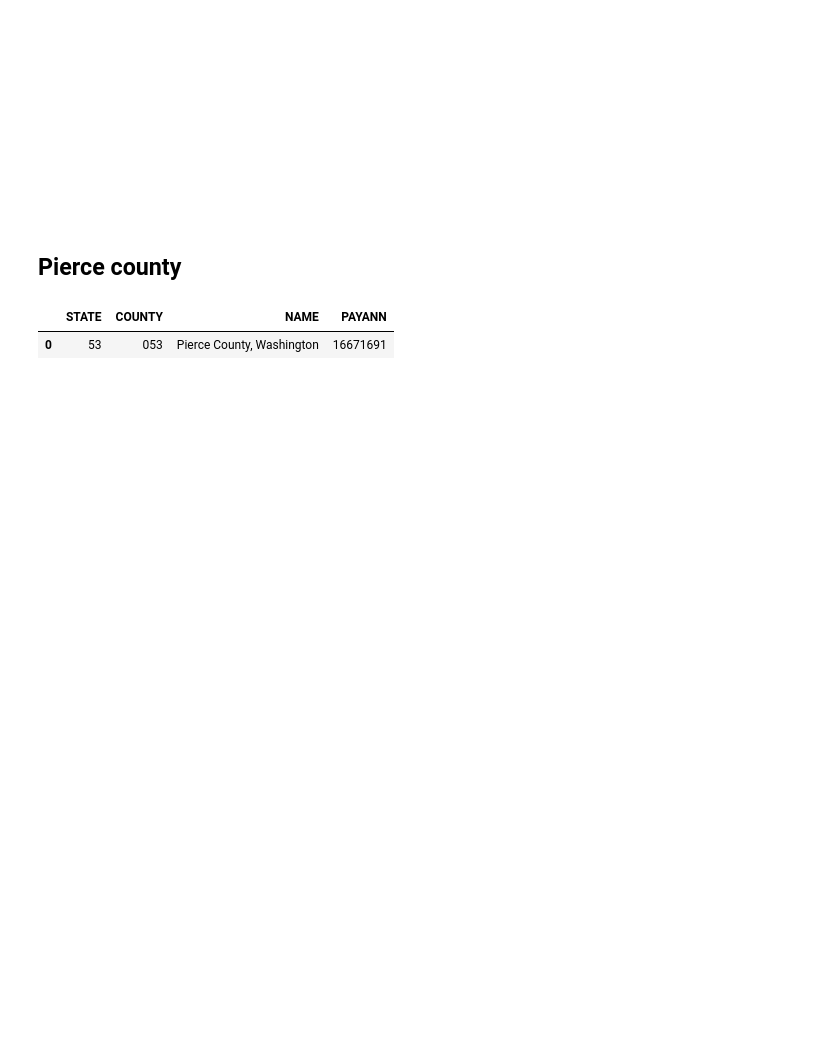
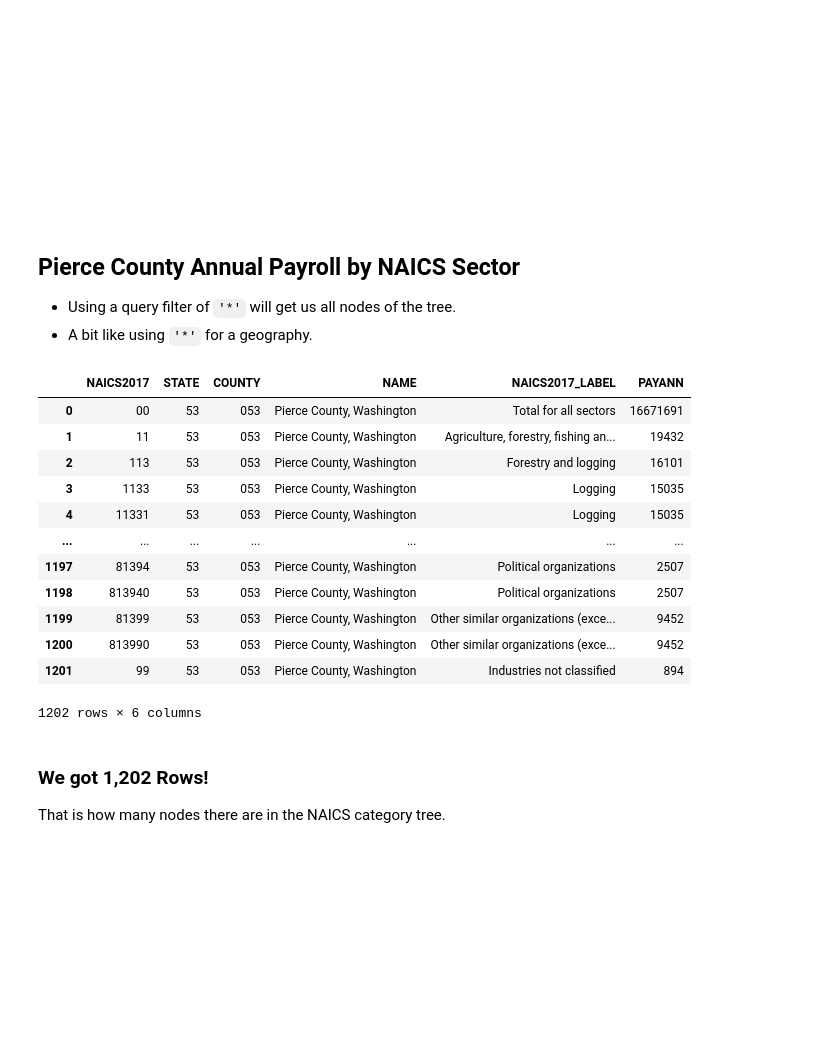
Before and after one commit to censusdis/censusdis-tutorial-2024, a Jupyter notebook: Lessons/Lesson 4 Query Filters.ipynb, the cells around one changed output. Drawn from its saved outputs; the diff is of its cells as text; code cells hidden in the pictures; blank space fills up the shorter version.

```diff
--- a/Lessons/Lesson 4 Query Filters.ipynb
+++ b/Lessons/Lesson 4 Query Filters.ipynb
@@ -111,16 +111,41 @@ df_cbp_pay_annual
 <br><br><br><br><br><br><br><br>
 <br><br><br><br><br><br><br><br>
 # %% [markdown]
-## Pierce county
+## Pierce County Annual Payroll by NAICS Sector
+
+- Using a query filter of `'*'` will get us all nodes of the tree.
+- A bit like using `'*'` for a geography.
 # %%
-df_cbp_pierce_pay_annual = ced.download(
-    CBP, 2022, ["NAME", "PAYANN"], state=states.WA, county=PIERCE
+df_cbp_pierce_pay_annual_by_sector = ced.download(
+    CBP,
+    2022,
+    ["NAME", "NAICS2017_LABEL", "PAYANN"],
+    state=states.WA,
+    county=PIERCE,
+    # Any value is ok. We will get one row per value
+    # in the result.
+    query_filter={"NAICS2017": "*"},
 )
 # %%
-df_cbp_pierce_pay_annual
+df_cbp_pierce_pay_annual_by_sector
 # %% [output]
-|  | STATE | COUNTY | NAME | PAYANN |
-| 0 | 53 | 053 | Pierce County, Washington | 16671691 |
+|  | NAICS2017 | STATE | COUNTY | NAME | NAICS2017_LABEL | PAYANN |
+| 0 | 00 | 53 | 053 | Pierce County, Washington | Total for all sectors | 16671691 |
+| 1 | 11 | 53 | 053 | Pierce County, Washington | Agriculture, forestry, fishing an... | 19432 |
+| 2 | 113 | 53 | 053 | Pierce County, Washington | Forestry and logging | 16101 |
+| 3 | 1133 | 53 | 053 | Pierce County, Washington | Logging | 15035 |
+| 4 | 11331 | 53 | 053 | Pierce County, Washington | Logging | 15035 |
+| ... | ... | ... | ... | ... | ... | ... |
+| 1197 | 81394 | 53 | 053 | Pierce County, Washington | Political organizations | 2507 |
+| 1198 | 813940 | 53 | 053 | Pierce County, Washington | Political organizations | 2507 |
+| 1199 | 81399 | 53 | 053 | Pierce County, Washington | Other similar organizations (exce... | 9452 |
+| 1200 | 813990 | 53 | 053 | Pierce County, Washington | Other similar organizations (exce... | 9452 |
+| 1201 | 99 | 53 | 053 | Pierce County, Washington | Industries not classified | 894 |
+1202 rows × 6 columns
+# %% [markdown]
+### We got 1,202 Rows!
+
+That is how many nodes there are in the NAICS category tree.
 # %% [markdown]
 <br><br><br><br><br><br><br><br>
 <br><br><br><br><br><br><br><br>
```
Also changed, not shown: parts of 36 cells of this notebook.
